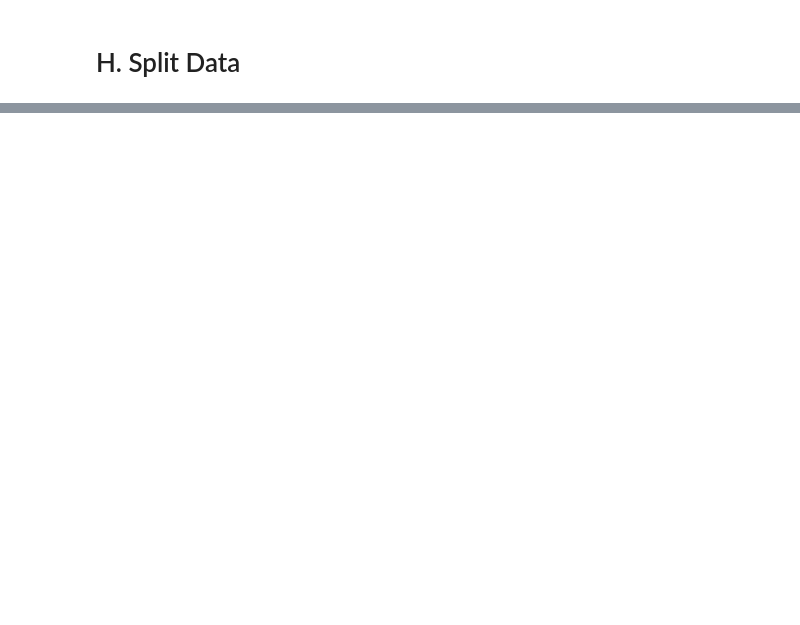
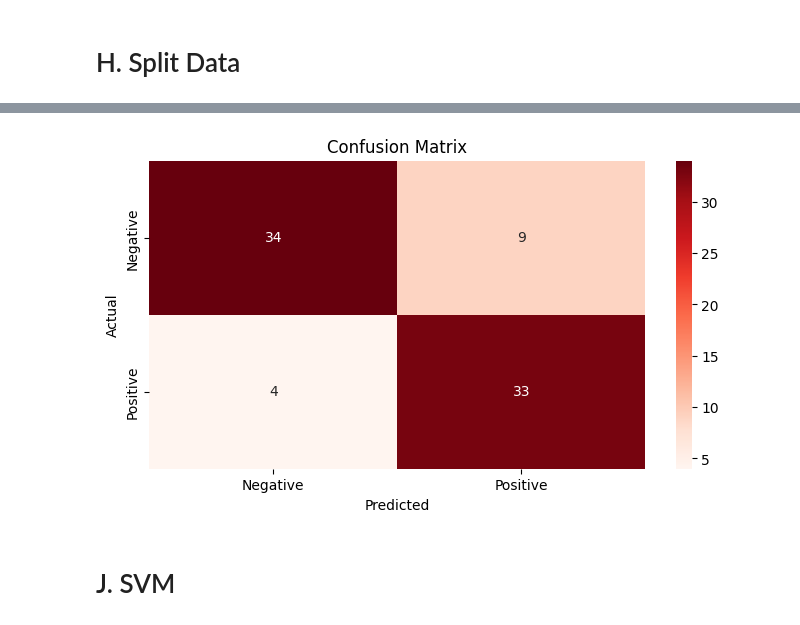
Before and after one commit to firarru/Text-Mining, a Jupyter notebook: Tugas_3_Kelompok_4_Text_Mining.ipynb, the cells around one changed output, grey strips where cells are left out. Cells and saved outputs as stored; diff of their text form; code cells hidden in the pictures; blank space fills up the shorter version.

```diff
--- a/Tugas_3_Kelompok_4_Text_Mining.ipynb
+++ b/Tugas_3_Kelompok_4_Text_Mining.ipynb
@@ -321,0 +344,13 @@ print("Testing data :", X_test.shape)
+# %%
+# TF-IDF Split Data
+vectorizer = TfidfVectorizer()
+X_train_vec = vectorizer.fit_transform(X_train)
+X_test_vec = vectorizer.transform(X_test)
+# %%
+from sklearn.naive_bayes import MultinomialNB
+from sklearn.metrics import accuracy_score, classification_report, confusion_matrix
+
+clf = MultinomialNB()
+clf.fit(X_train_vec, y_train)
+
+y_pred_nb = clf.predict(X_test_vec)
@@ -321,0 +388,14 @@ print("Testing data :", X_test.shape)
+# %%
+cm = confusion_matrix(y_test, y_pred_nb)
+plt.figure(figsize=(8, 4))
+sns.heatmap(cm, annot=True, fmt='d', cmap='Reds',
+            xticklabels=['Negative', 'Positive'],
+            yticklabels=['Negative', 'Positive'])
+plt.xlabel('Predicted')
+plt.ylabel('Actual')
+plt.title('Confusion Matrix')
+plt.show()
+# %% [output]
+[figure, added]
+# %% [markdown]
+# J. SVM
```
Also changed, not shown: parts of 17 cells of this notebook.
